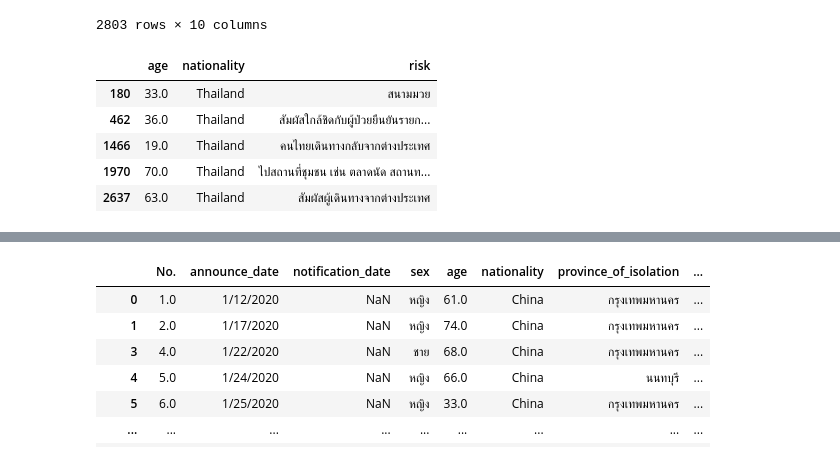
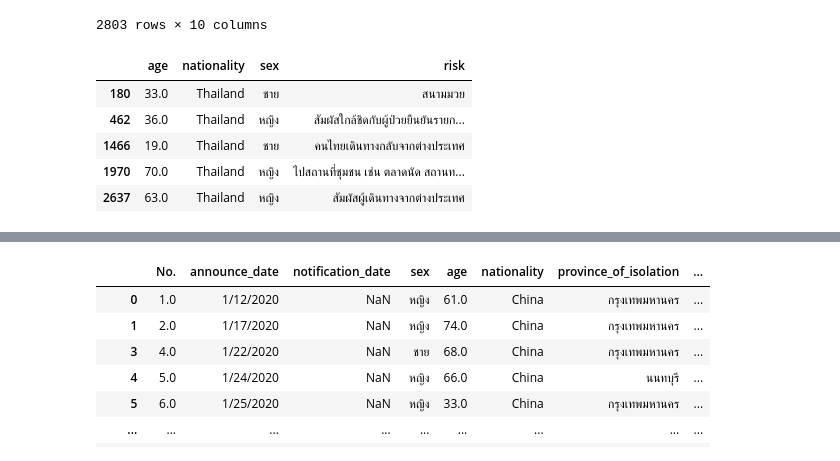
Before and after one commit to Khemapsorn/data_viz_2022, a Jupyter notebook: Pandas_102.ipynb, the cells around one changed output, grey strips where cells are left out. Cells and saved outputs as stored; diff of their text form; code cells hidden in the pictures.

```diff
--- a/Pandas_102.ipynb
+++ b/Pandas_102.ipynb
@@ -171,12 +175,12 @@ BKK2KK2
 | 11698 | NaN | NaN | NaN | หญิง | 37.0 | Thailand | NaN | ... |
 2803 rows × 10 columns
 # %%
-KK3 = data_df[data_df['province_of_onset']=='ขอนแก่น'][['age', 'nationality', 'risk']]
+KK3 = data_df[data_df['province_of_onset']=='ขอนแก่น'][['age', 'nationality', 'sex','risk']]
 KK3.head()
 # %% [output]
-|  | age | nationality | risk |
-| 180 | 33.0 | Thailand | สนามมวย |
-| 462 | 36.0 | Thailand | สัมผัสใกล้ชิดกับผู้ป่วยยืนยันรายก... |
-| 1466 | 19.0 | Thailand | คนไทยเดินทางกลับจากต่างประเทศ |
-| 1970 | 70.0 | Thailand | ไปสถานที่ชุมชน เช่น ตลาดนัด สถานท... |
-| 2637 | 63.0 | Thailand | สัมผัสผู้เดินทางจากต่างประเทศ |
+|  | age | nationality | sex | risk |
+| 180 | 33.0 | Thailand | ชาย | สนามมวย |
+| 462 | 36.0 | Thailand | หญิง | สัมผัสใกล้ชิดกับผู้ป่วยยืนยันรายก... |
+| 1466 | 19.0 | Thailand | ชาย | คนไทยเดินทางกลับจากต่างประเทศ |
+| 1970 | 70.0 | Thailand | หญิง | ไปสถานที่ชุมชน เช่น ตลาดนัด สถานท... |
+| 2637 | 63.0 | Thailand | หญิง | สัมผัสผู้เดินทางจากต่างประเทศ |
```
Also changed, not shown: parts of 13 cells of this notebook.
